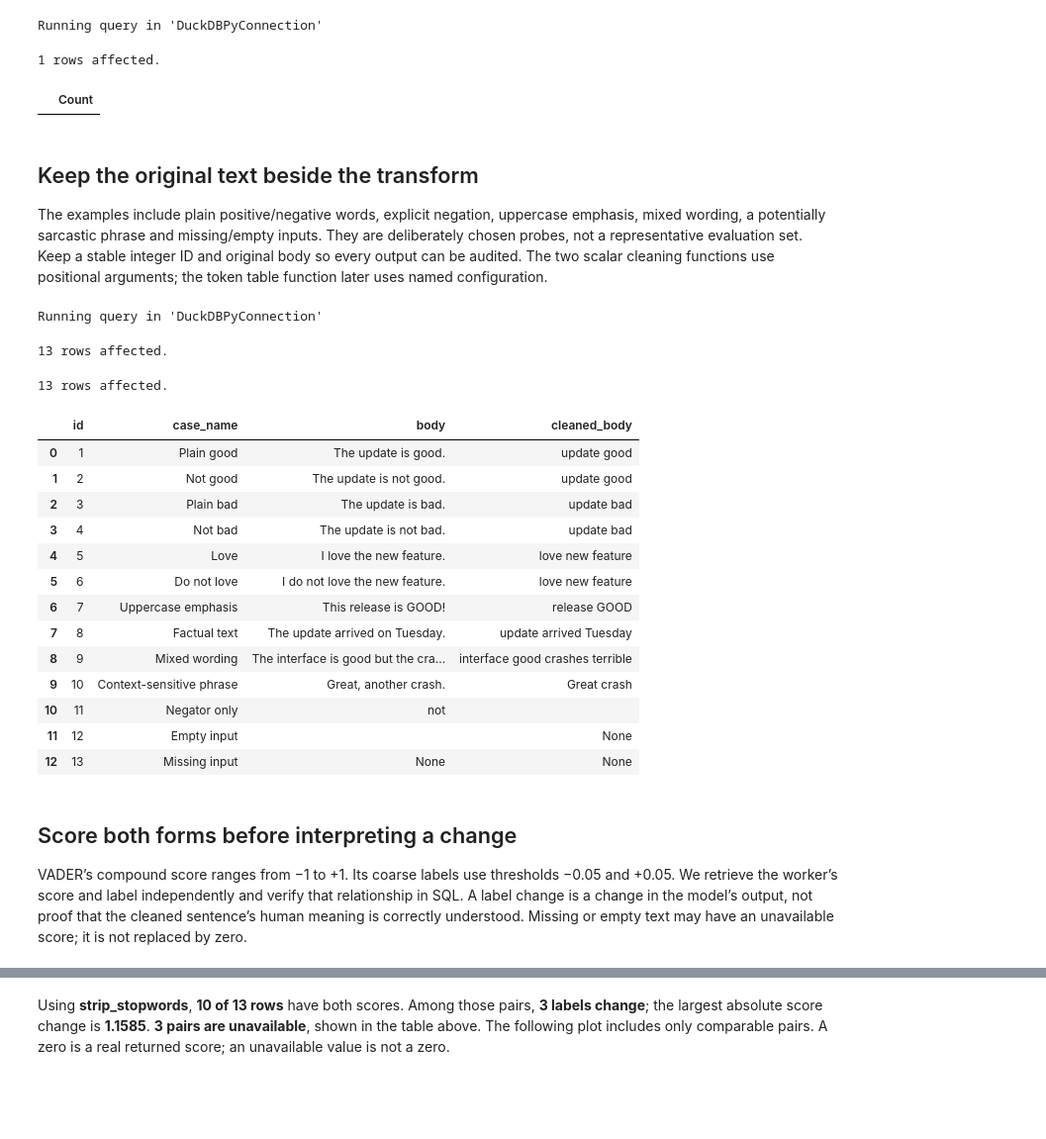
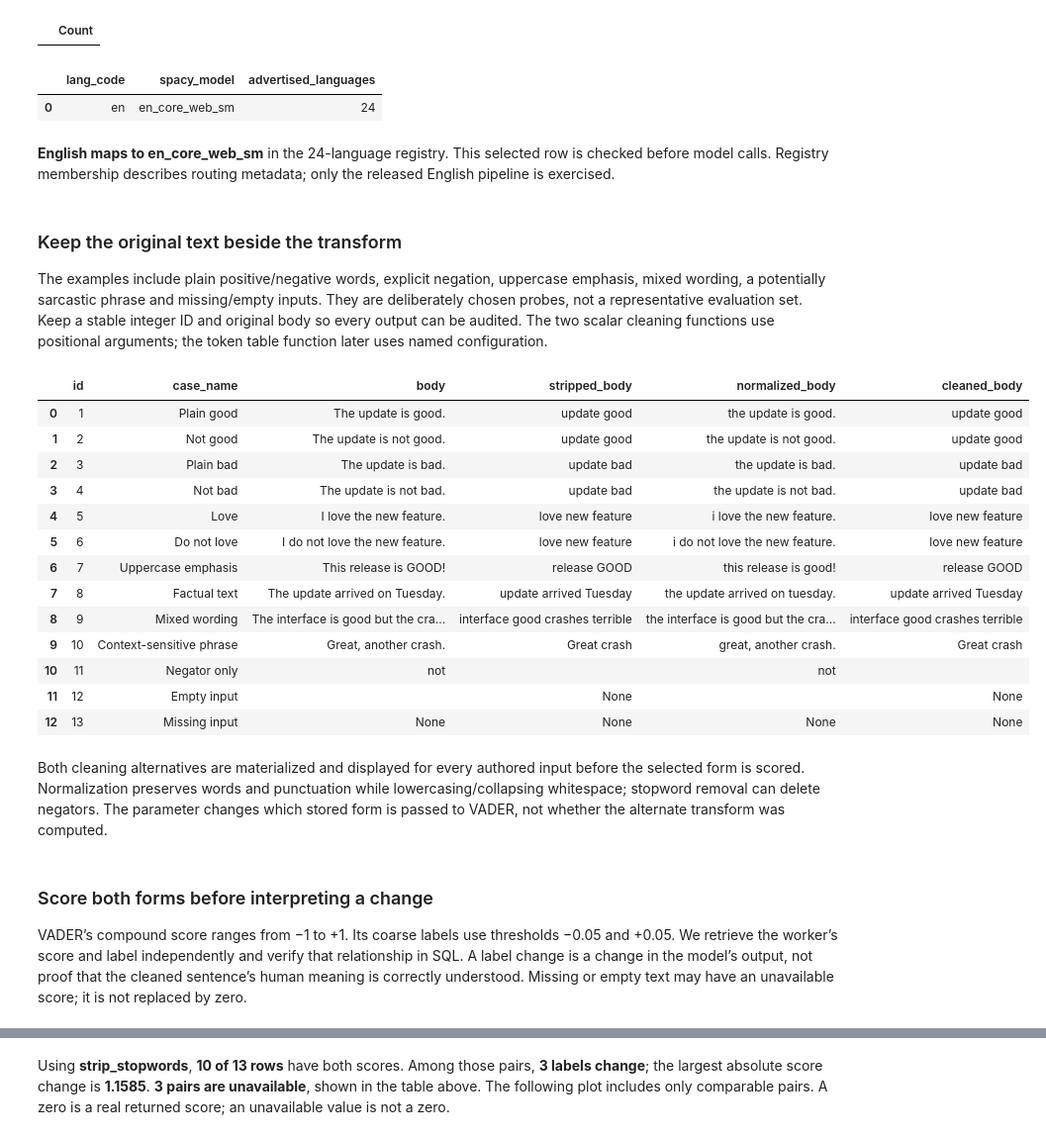
Before and after one commit to Query-farm/vgi-nlp, a Jupyter notebook: notebooks/01_audit_cleaning_and_sentiment.ipynb, the cells around one changed output, grey strips where cells are left out. Shown at 99% size. Cells and saved outputs as stored; diff of their text form; code cells hidden in the pictures; blank space fills up the shorter version.

Commit message:
Expand NLP text-provenance examples with audited catalog coverage [skip ci]

```diff
--- a/notebooks/01_audit_cleaning_and_sentiment.ipynb
+++ b/notebooks/01_audit_cleaning_and_sentiment.ipynb
@@ -42,10 +57,8 @@ The visible command runs the unchanged worker from immutable public Git source,
 %%sql
 INSTALL vgi FROM community;
 LOAD vgi;
-ATTACH 'nlp' (TYPE vgi,
-    LOCATION 'uvx --python 3.13 --from git+https://github.com/Query-farm/vgi-nlp@1bc38daf487fb5c65deb0306ebcaa557a135a018 --with vgi-python==0.51.0 --with vgi-rpc==0.53.1 --with pyarrow==26.0.1 --with spacy==3.8.18 --with thinc==8.3.14 --with numpy==2.5.4 --with fasttext-predict==0.9.2.4 --with vaderSentiment==3.3.2 vgi-nlp-worker');
-CREATE TABLE settings AS SELECT '{{ CLEANING_METHOD }}'::VARCHAR AS method;
+ATTACH 'nlp' (TYPE vgi, LOCATION 'uvx --python 3.13 --from git+https://github.com/Query-farm/vgi-nlp@v0.4.0 vgi-nlp-worker');
+CREATE TABLE language_catalog AS SELECT * FROM nlp.main.supported_languages();
+CREATE TABLE selected_language AS SELECT * FROM language_catalog WHERE lang_code='en';
 # %% [output]
-Running query in 'DuckDBPyConnection'
-1 rows affected.
 |  | Count |
@@ -52,48 +68,58 @@ Running query in 'DuckDBPyConnection'
+# %%
+display(language)
+assert len(language)==1 and language.lang_code.iloc[0]=='en' and language.spacy_model.iloc[0]=='en_core_web_sm'
+prose(f"**English maps to {language.spacy_model.iloc[0]}** in the {int(language.advertised_languages.iloc[0])}-language registry. This selected row is checked before model calls. Registry membership describes routing metadata; only the released English pipeline is exercised.")
+# %% [output]
+|  | lang_code | spacy_model | advertised_languages |
+| 0 | en | en_core_web_sm | 24 |
+**English maps to en_core_web_sm** in the 24-language registry. This selected row is checked before model calls. Registry membership describes routing metadata; only the released English pipeline is exercised.
 # %% [markdown]
-## Keep the original text beside the transform
+### Keep the original text beside the transform
 
 The examples include plain positive/negative words, explicit negation, uppercase emphasis, mixed wording, a potentially sarcastic phrase and missing/empty inputs. They are deliberately chosen probes, not a representative evaluation set. Keep a stable integer ID and original body so every output can be audited. The two scalar cleaning functions use positional arguments; the token table function later uses named configuration.
 # %%
 %%sql
 CREATE TABLE messages(id,case_name,body) AS VALUES
 (1,'Plain good','The update is good.'),
 (2,'Not good','The update is not good.'),
 (3,'Plain bad','The update is bad.'),
 (4,'Not bad','The update is not bad.'),
 (5,'Love','I love the new feature.'),
 (6,'Do not love','I do not love the new feature.'),
 (7,'Uppercase emphasis','This release is GOOD!'),
 (8,'Factual text','The update arrived on Tuesday.'),
 (9,'Mixed wording','The interface is good but the crashes are terrible.'),
 (10,'Context-sensitive phrase','Great, another crash.'),
 (11,'Negator only','not'),
 (12,'Empty input',''),
 (13,'Missing input',NULL::VARCHAR);
-CREATE TABLE cleaned AS
-SELECT m.*,CASE WHEN s.method='strip_stopwords' THEN nlp.main.strip_stopwords(body,'en','en_core_web_sm')
-               ELSE nlp.main.normalize(body) END AS cleaned_body
-FROM messages m CROSS JOIN settings s;
-SELECT id,case_name,body,cleaned_body FROM cleaned ORDER BY id;
+CREATE TABLE transforms AS
+SELECT m.*,nlp.main.strip_stopwords(body,'en','en_core_web_sm') AS stripped_body,
+ nlp.main.normalize(body) AS normalized_body
+FROM messages m CROSS JOIN selected_language;
+CREATE TABLE cleaned AS SELECT *,CASE WHEN '{{CLEANING_METHOD}}'='strip_stopwords' THEN stripped_body ELSE normalized_body END AS cleaned_body FROM transforms;
+SELECT id,case_name,body,stripped_body,normalized_body,cleaned_body FROM cleaned ORDER BY id;
 # %% [output]
-Running query in 'DuckDBPyConnection'
-13 rows affected.
-13 rows affected.
-|  | id | case_name | body | cleaned_body |
-| 0 | 1 | Plain good | The update is good. | update good |
-| 1 | 2 | Not good | The update is not good. | update good |
-| 2 | 3 | Plain bad | The update is bad. | update bad |
-| 3 | 4 | Not bad | The update is not bad. | update bad |
-| 4 | 5 | Love | I love the new feature. | love new feature |
-| 5 | 6 | Do not love | I do not love the new feature. | love new feature |
-| 6 | 7 | Uppercase emphasis | This release is GOOD! | release GOOD |
-| 7 | 8 | Factual text | The update arrived on Tuesday. | update arrived Tuesday |
-| 8 | 9 | Mixed wording | The interface is good but the cra... | interface good crashes terrible |
-| 9 | 10 | Context-sensitive phrase | Great, another crash. | Great crash |
-| 10 | 11 | Negator only | not |  |
-| 11 | 12 | Empty input |  | None |
-| 12 | 13 | Missing input | None | None |
+|  | id | case_name | body | stripped_body | normalized_body | cleaned_body |
+| 0 | 1 | Plain good | The update is good. | update good | the update is good. | update good |
+| 1 | 2 | Not good | The update is not good. | update good | the update is not good. | update good |
+| 2 | 3 | Plain bad | The update is bad. | update bad | the update is bad. | update bad |
+| 3 | 4 | Not bad | The update is not bad. | update bad | the update is not bad. | update bad |
+| 4 | 5 | Love | I love the new feature. | love new feature | i love the new feature. | love new feature |
+| 5 | 6 | Do not love | I do not love the new feature. | love new feature | i do not love the new feature. | love new feature |
+| 6 | 7 | Uppercase emphasis | This release is GOOD! | release GOOD | this release is good! | release GOOD |
+| 7 | 8 | Factual text | The update arrived on Tuesday. | update arrived Tuesday | the update arrived on tuesday. | update arrived Tuesday |
+| 8 | 9 | Mixed wording | The interface is good but the cra... | interface good crashes terrible | the interface is good but the cra... | interface good crashes terrible |
+| 9 | 10 | Context-sensitive phrase | Great, another crash. | Great crash | great, another crash. | Great crash |
+| 10 | 11 | Negator only | not |  | not |  |
+| 11 | 12 | Empty input |  | None |  | None |
+| 12 | 13 | Missing input | None | None | None | None |
+# %%
+prose("Both cleaning alternatives are materialized and displayed for every authored input before the selected form is scored. Normalization preserves words and punctuation while lowercasing/collapsing whitespace; stopword removal can delete negators. The parameter changes which stored form is passed to VADER, not whether the alternate transform was computed.")
+# %% [output]
+Both cleaning alternatives are materialized and displayed for every authored input before the selected form is scored. Normalization preserves words and punctuation while lowercasing/collapsing whitespace; stopword removal can delete negators. The parameter changes which stored form is passed to VADER, not whether the alternate transform was computed.
 # %% [markdown]
-## Score both forms before interpreting a change
+### Score both forms before interpreting a change
 
 VADER’s compound score ranges from −1 to +1. Its coarse labels use thresholds −0.05 and +0.05. We retrieve the worker’s score and label independently and verify that relationship in SQL. A label change is a change in the model’s output, not proof that the cleaned sentence’s human meaning is correctly understood. Missing or empty text may have an unavailable score; it is not replaced by zero.
 # %%
```
Also changed, not shown: parts of 25 cells of this notebook, 13 other files.
